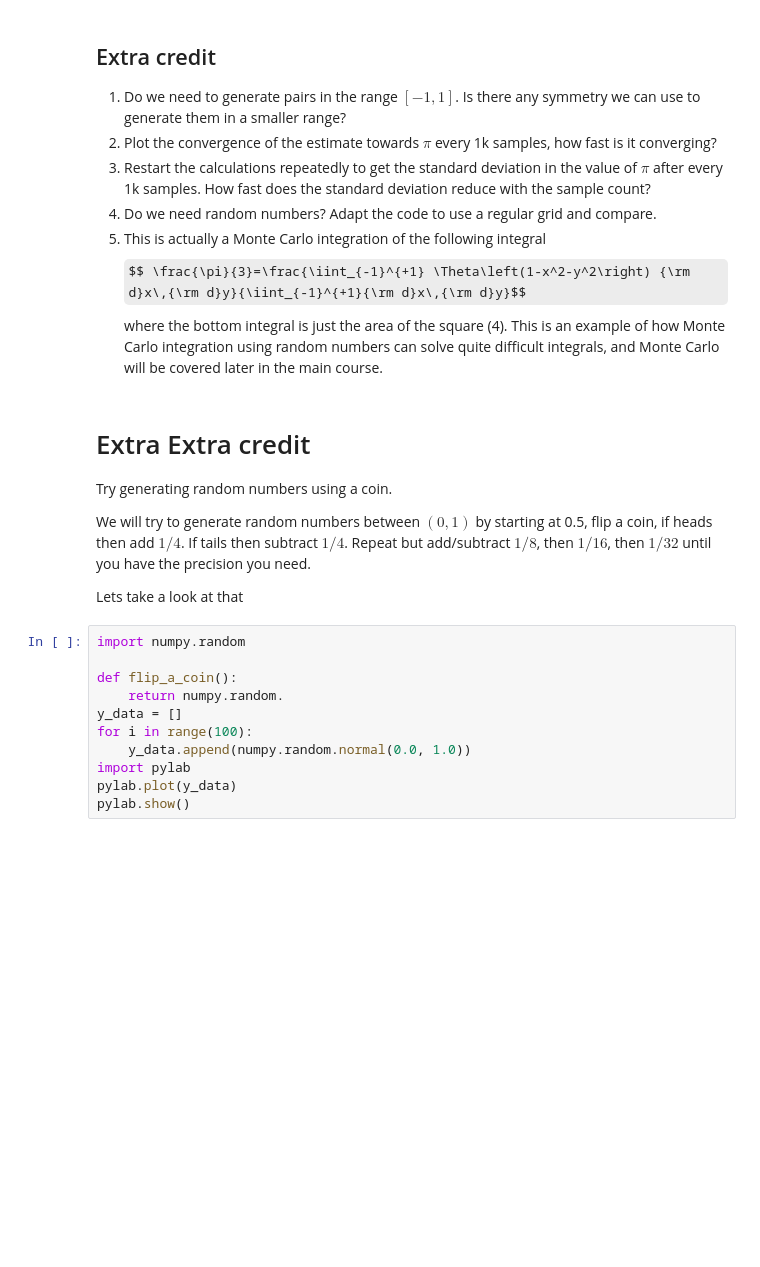
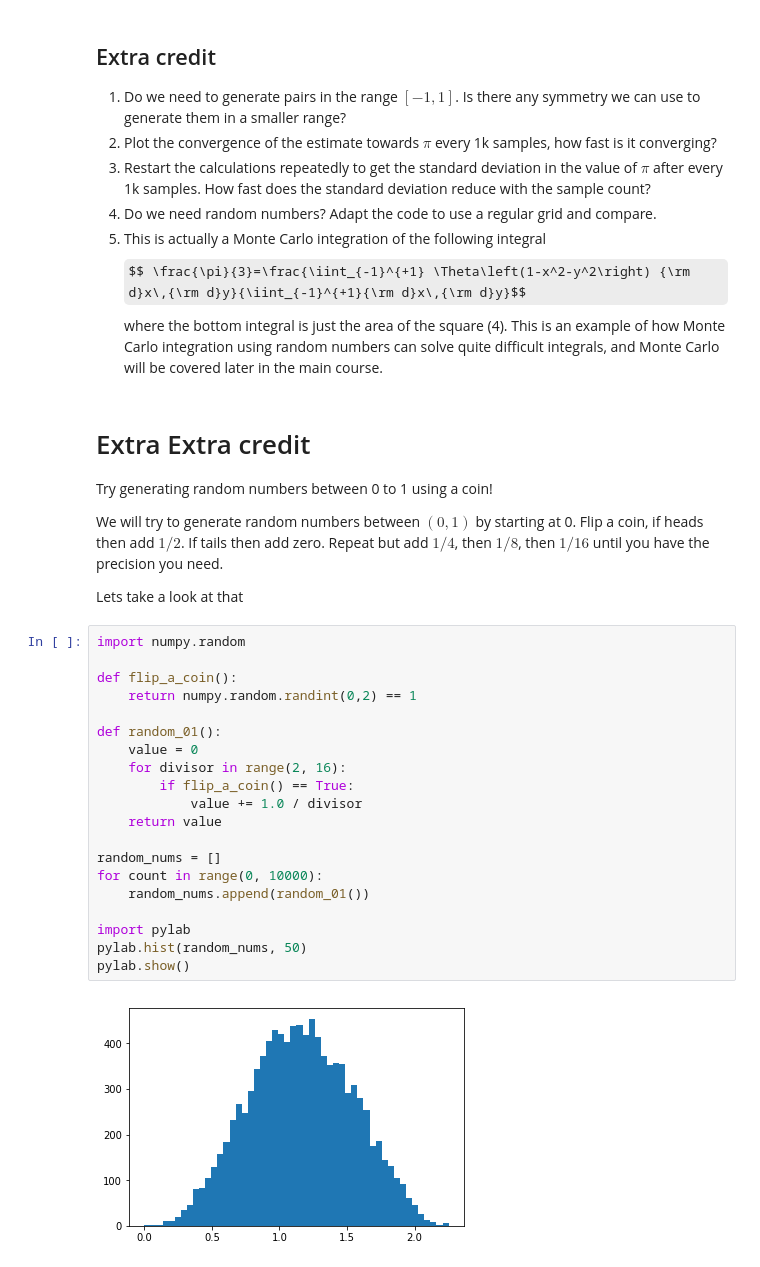
Before and after one commit to toastedcrumpets/CCP5_Python_examples, a Jupyter notebook: 03-Ex. Calculating pi.ipynb, the cells around one changed output. Saved outputs shown, nothing was run; the diff lists cells and outputs as text; some formulas as TeX source; blank space fills up the shorter version.

```diff
--- a/03-Ex. Calculating pi.ipynb
+++ b/03-Ex. Calculating pi.ipynb
@@ -47,19 +47,30 @@ Try implementing this yourself!
 # %% [markdown]
 # Extra Extra credit
 
-Try generating random numbers using a coin.
+Try generating random numbers between 0 to 1 using a coin!
 
-We will try to generate random numbers between $(0,1)$ by starting at 0.5, flip a coin, if heads then add $1/4$. If tails then subtract $1/4$. Repeat but add/subtract $1/8$, then $1/16$, then $1/32$ until you have the precision you need.
+We will try to generate random numbers between $(0,1)$ by starting at 0. Flip a coin, if heads then add $1/2$. If tails then add zero. Repeat but add $1/4$, then $1/8$, then $1/16$ until you have the precision you need.
 
 Lets take a look at that
 # %%
 import numpy.random
 
 def flip_a_coin():
-    return numpy.random.
-y_data = []
-for i in range(100):
-    y_data.append(numpy.random.normal(0.0, 1.0))
+    return numpy.random.randint(0,2) == 1
+
+def random_01():
+    value = 0
+    for divisor in range(2, 16):
+        if flip_a_coin() == True:
+            value += 1.0 / divisor
+    return value
+
+random_nums = []
+for count in range(0, 10000):
+    random_nums.append(random_01())
+
 import pylab
-pylab.plot(y_data)
+pylab.hist(random_nums, 50)
 pylab.show()
+# %% [output]
+[figure, added]
```
Also changed, not shown: parts of 1 cell of this notebook, 2 other files.
